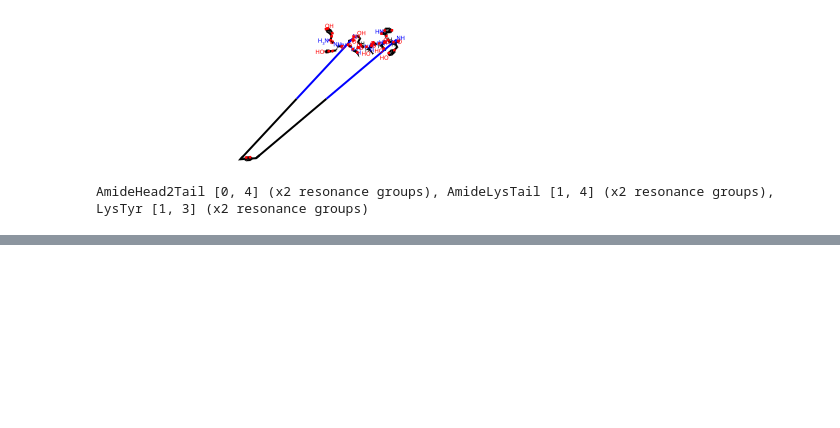
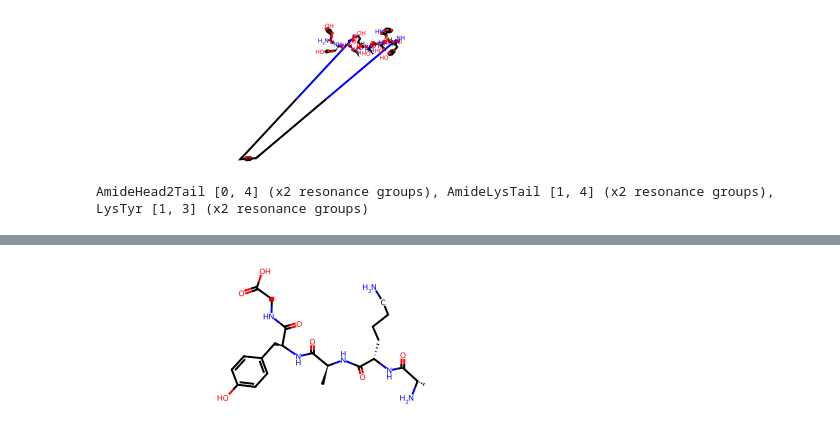
Before and after one commit to benjfdup/pyclops, a Jupyter notebook: examples/bens_notebook.ipynb, the cells around one changed output, grey strips where cells are left out. Saved outputs shown, nothing was run; the diff lists cells and outputs as text; code cells hidden in the pictures; blank space fills up the shorter version.

```diff
--- a/examples/bens_notebook.ipynb
+++ b/examples/bens_notebook.ipynb
@@ -140,11 +140,15 @@ chem_loss_handler = ChemicalLossHandler.from_pdb_file(lys_tyr_pdb, units_factor
 
 print(chem_loss_handler.summary)
 
-#lys_tyr_loss = chem_loss_handler.chemical_losses[1]
+lys_tyr_loss = chem_loss_handler.chemical_losses[-1]
 
-#struct_mkr = StructureMaker(chem_loss_handler)
+struct_mkr = StructureMaker(chem_loss_handler)
 
-#mol = struct_mkr.make_structure(lys_tyr_loss)
-#AllChem.EmbedMolecule(mol, AllChem.ETKDG())
+init_mol = struct_mkr.initial_rdkit_mol
+
+AllChem.EmbedMolecule(init_mol, AllChem.ETKDG())
+AllChem.MMFFOptimizeMolecule(init_mol)
+
+init_mol
 # %% [output]
 AmideHead2Tail [0, 4] (x2 resonance groups), AmideLysTail [1, 4] (x2 resonance groups), LysTyr [1, 3] (x2 resonance groups)
@@ -150,0 +157 @@ AmideHead2Tail [0, 4] (x2 resonance groups), AmideLysTail [1, 4] (x2 resonance g
+[figure, added]
```
Also changed, not shown: parts of 7 cells of this notebook, 2 other files.
